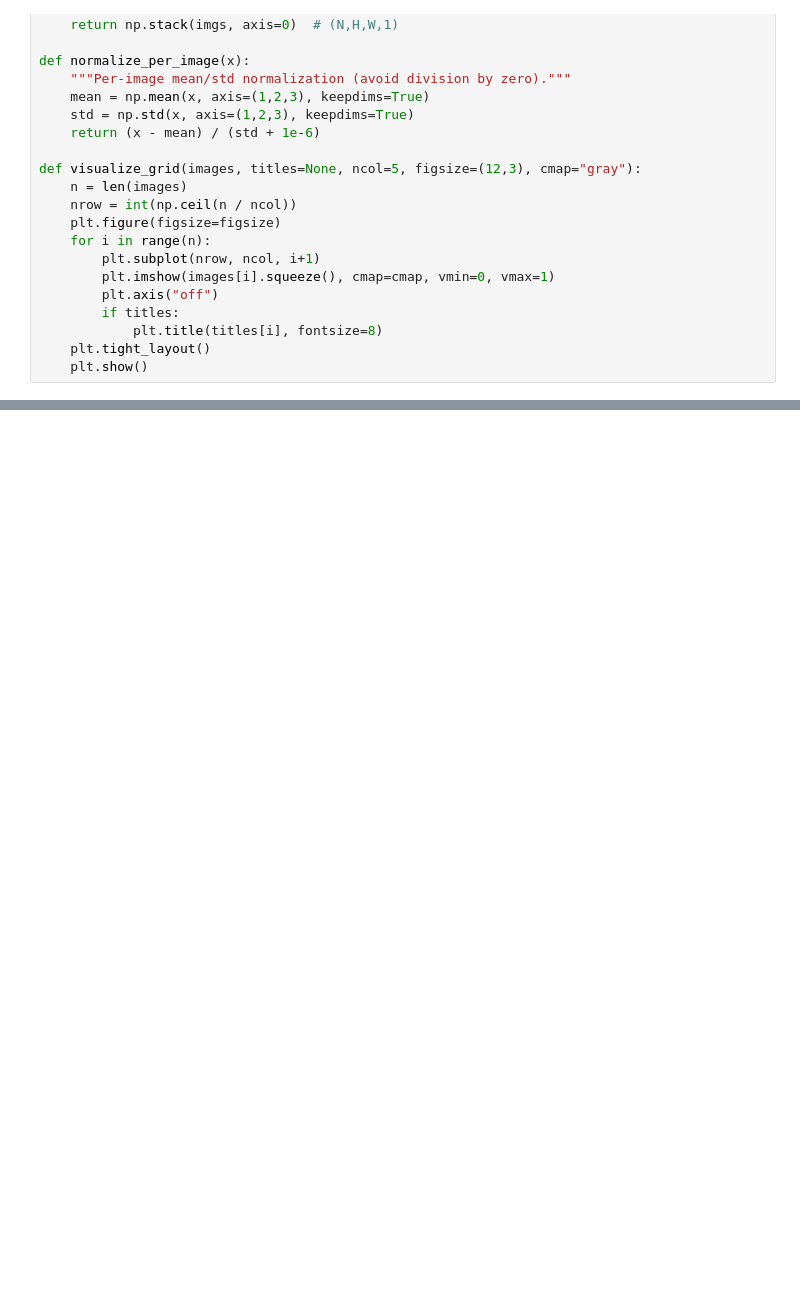
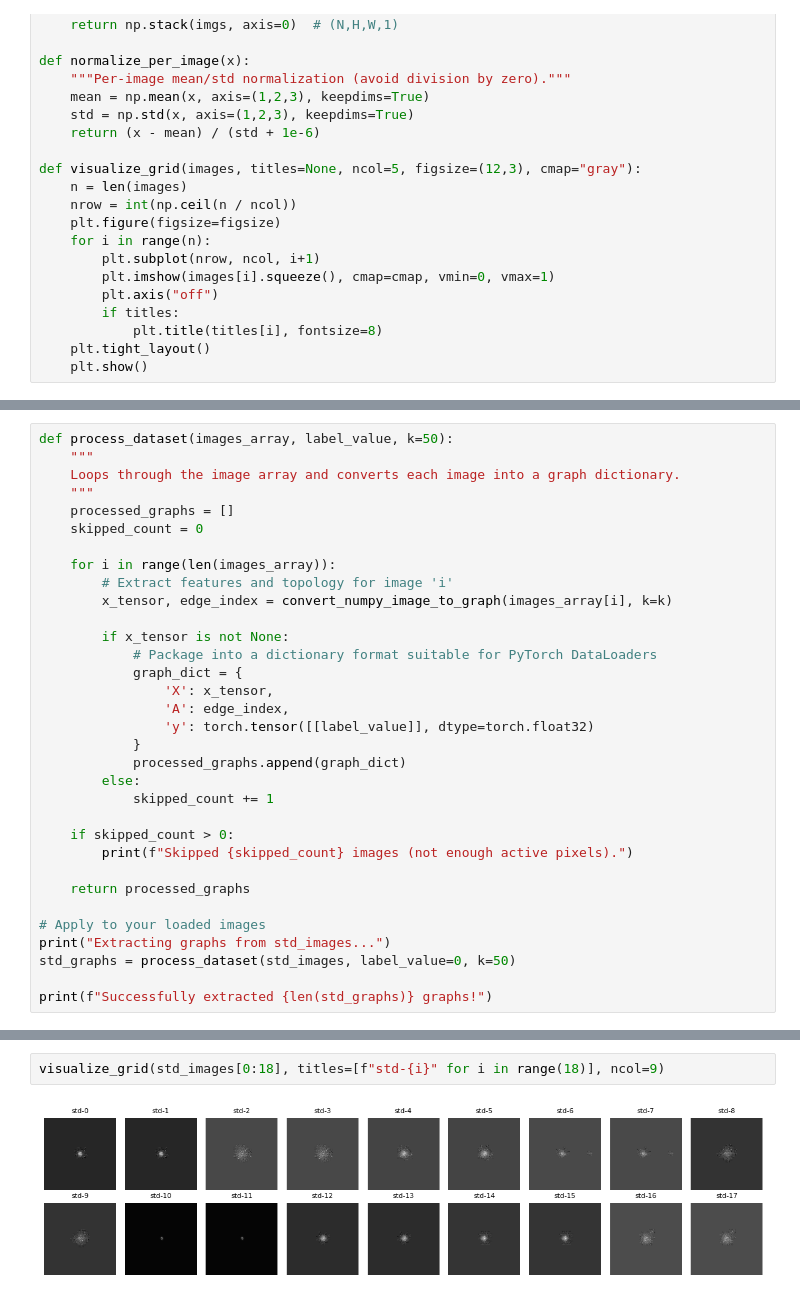
Before and after one commit to diegomonino/AML-Project, a Jupyter notebook: Algorithm.ipynb, the cells around one changed output, grey strips where cells are left out. Saved outputs shown, nothing was run; the diff lists cells and outputs as text; blank space fills up the shorter version.

```diff
--- a/Algorithm.ipynb
+++ b/Algorithm.ipynb
@@ -83,0 +167,33 @@ Sample AmBe images:
+# %%
+def process_dataset(images_array, label_value, k=50):
+    """
+    Loops through the image array and converts each image into a graph dictionary.
+    """
+    processed_graphs = []
+    skipped_count = 0
+
+    for i in range(len(images_array)):
+        # Extract features and topology for image 'i'
+        x_tensor, edge_index = convert_numpy_image_to_graph(images_array[i], k=k)
+
+        if x_tensor is not None:
+            # Package into a dictionary format suitable for PyTorch DataLoaders
+            graph_dict = {
+                'X': x_tensor,
+                'A': edge_index,
+                'y': torch.tensor([[label_value]], dtype=torch.float32)
+            }
+            processed_graphs.append(graph_dict)
+        else:
+            skipped_count += 1
+
+    if skipped_count > 0:
+        print(f"Skipped {skipped_count} images (not enough active pixels).")
+
+    return processed_graphs
+
+# Apply to your loaded images
+print("Extracting graphs from std_images...")
+std_graphs = process_dataset(std_images, label_value=0, k=50)
+
+print(f"Successfully extracted {len(std_graphs)} graphs!")
@@ -83,0 +269,4 @@ Sample AmBe images:
+# %%
+visualize_grid(std_images[0:18], titles=[f"std-{i}" for i in range(18)], ncol=9)
+# %% [output]
+[figure, added]
```
Also changed, not shown: parts of 5 cells of this notebook, 10 other files.
